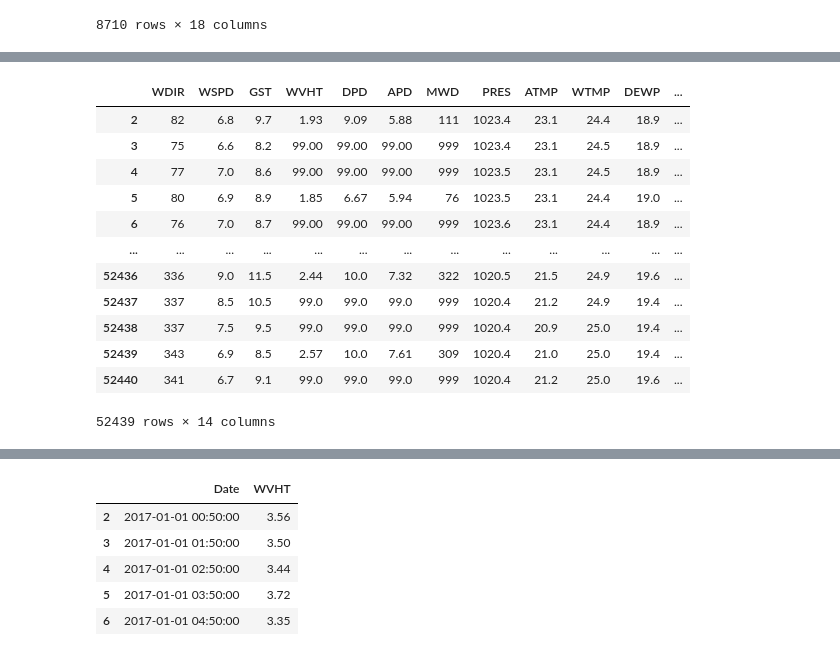
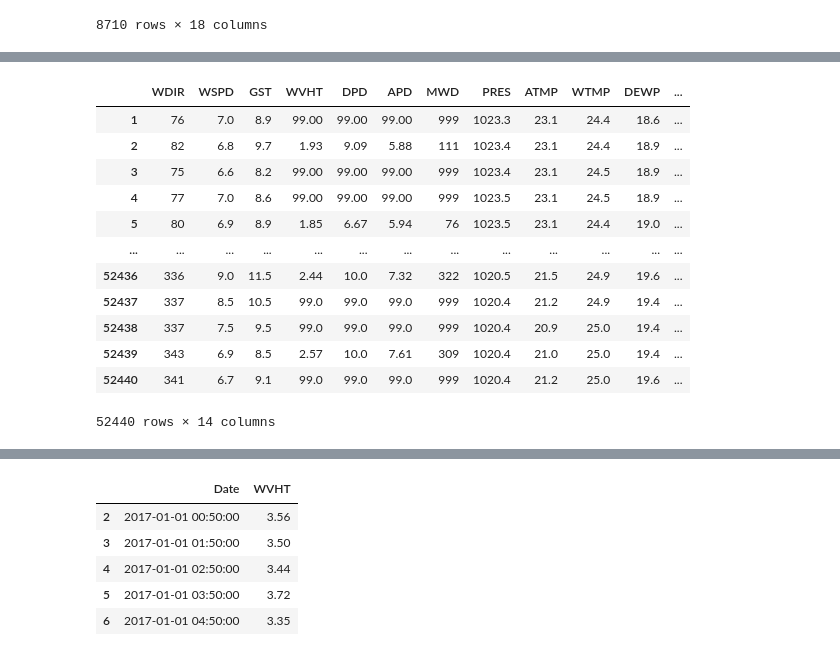
Before and after one commit to juniousnj/SPICE-2024, a Jupyter notebook: waveheight_tutorial.ipynb, the cells around one changed output, grey strips where cells are left out. Saved outputs shown, nothing was run; the diff lists cells and outputs as text; code cells hidden in the pictures.

```diff
--- a/waveheight_tutorial.ipynb
+++ b/waveheight_tutorial.ipynb
@@ -323,7 +323,7 @@ df1_clean
 | 8711 | 2017 | 12 | 31 | 22 | 50 | 228 | 6.3 | 7.5 | 1.50 | 9.09 | 6.24 | ... |
 8710 rows × 18 columns
 # %%
-df_23_clean = df_23.iloc[2:] # dropping the first two rows
+df_23_clean = df_23.iloc[1:] # dropping the first two rows
 df_23_clean
 # %% [output]
 |  | #YY | MM | DD | hh | mm | WDIR | WSPD | GST | WVHT | DPD | APD | ... |
@@ -412,6 +412,6 @@ df1_clean
 # %%
-df1_clean = df_23_clean.astype({'#YY' : str, 'MM' : str, 'DD' : str, 'hh' : str, 'mm' : str}) # converting these columns to a string data type
-df1_clean['Date'] = df_23_clean['#YY'] + '-' + df_23_clean['MM'] + '-' + df_23_clean['DD'] + ' ' + df_23_clean['hh'] + ':' + df_23_clean['mm'] # combining all the datetime info into a Date column
-df1_clean = df_23_clean.drop(columns=['#YY','MM','DD','hh','mm']) # deleting the old date and time columns
-df1_clean
+df_23_clean = df_23_clean.astype({'#YY' : str, 'MM' : str, 'DD' : str, 'hh' : str, 'mm' : str}) # converting these columns to a string data type
+df_23_clean['Date'] = df_23_clean['#YY'] + '-' + df_23_clean['MM'] + '-' + df_23_clean['DD'] + ' ' + df_23_clean['hh'] + ':' + df_23_clean['mm'] # combining all the datetime info into a Date column
+df_23_clean = df_23_clean.drop(columns=['#YY','MM','DD','hh','mm']) # deleting the old date and time columns
+df_23_clean
 # %% [output]
@@ -421,17 +488,17 @@ TypeError: unsupported operand type(s) for +: 'int' and 'str'
 # %%
-df1_clean['Date'] = pd.to_datetime(df1_clean['Date'])
-df1_clean
+df_23_clean['Date'] = pd.to_datetime(df_23_clean['Date'])
+df_23_clean
 # %% [output]
 |  | WDIR | WSPD | GST | WVHT | DPD | APD | MWD | PRES | ATMP | WTMP | DEWP | ... |
+| 1 | 76 | 7.0 | 8.9 | 99.00 | 99.00 | 99.00 | 999 | 1023.3 | 23.1 | 24.4 | 18.6 | ... |
 | 2 | 82 | 6.8 | 9.7 | 1.93 | 9.09 | 5.88 | 111 | 1023.4 | 23.1 | 24.4 | 18.9 | ... |
 | 3 | 75 | 6.6 | 8.2 | 99.00 | 99.00 | 99.00 | 999 | 1023.4 | 23.1 | 24.5 | 18.9 | ... |
 | 4 | 77 | 7.0 | 8.6 | 99.00 | 99.00 | 99.00 | 999 | 1023.5 | 23.1 | 24.5 | 18.9 | ... |
 | 5 | 80 | 6.9 | 8.9 | 1.85 | 6.67 | 5.94 | 76 | 1023.5 | 23.1 | 24.4 | 19.0 | ... |
-| 6 | 76 | 7.0 | 8.7 | 99.00 | 99.00 | 99.00 | 999 | 1023.6 | 23.1 | 24.4 | 18.9 | ... |
 | ... | ... | ... | ... | ... | ... | ... | ... | ... | ... | ... | ... | ... |
 | 52436 | 336 | 9.0 | 11.5 | 2.44 | 10.0 | 7.32 | 322 | 1020.5 | 21.5 | 24.9 | 19.6 | ... |
 | 52437 | 337 | 8.5 | 10.5 | 99.0 | 99.0 | 99.0 | 999 | 1020.4 | 21.2 | 24.9 | 19.4 | ... |
 | 52438 | 337 | 7.5 | 9.5 | 99.0 | 99.0 | 99.0 | 999 | 1020.4 | 20.9 | 25.0 | 19.4 | ... |
 | 52439 | 343 | 6.9 | 8.5 | 2.57 | 10.0 | 7.61 | 309 | 1020.4 | 21.0 | 25.0 | 19.4 | ... |
 | 52440 | 341 | 6.7 | 9.1 | 99.0 | 99.0 | 99.0 | 999 | 1020.4 | 21.2 | 25.0 | 19.6 | ... |
-52439 rows × 14 columns
+52440 rows × 14 columns
```
Also changed, not shown: parts of 34 cells of this notebook.
